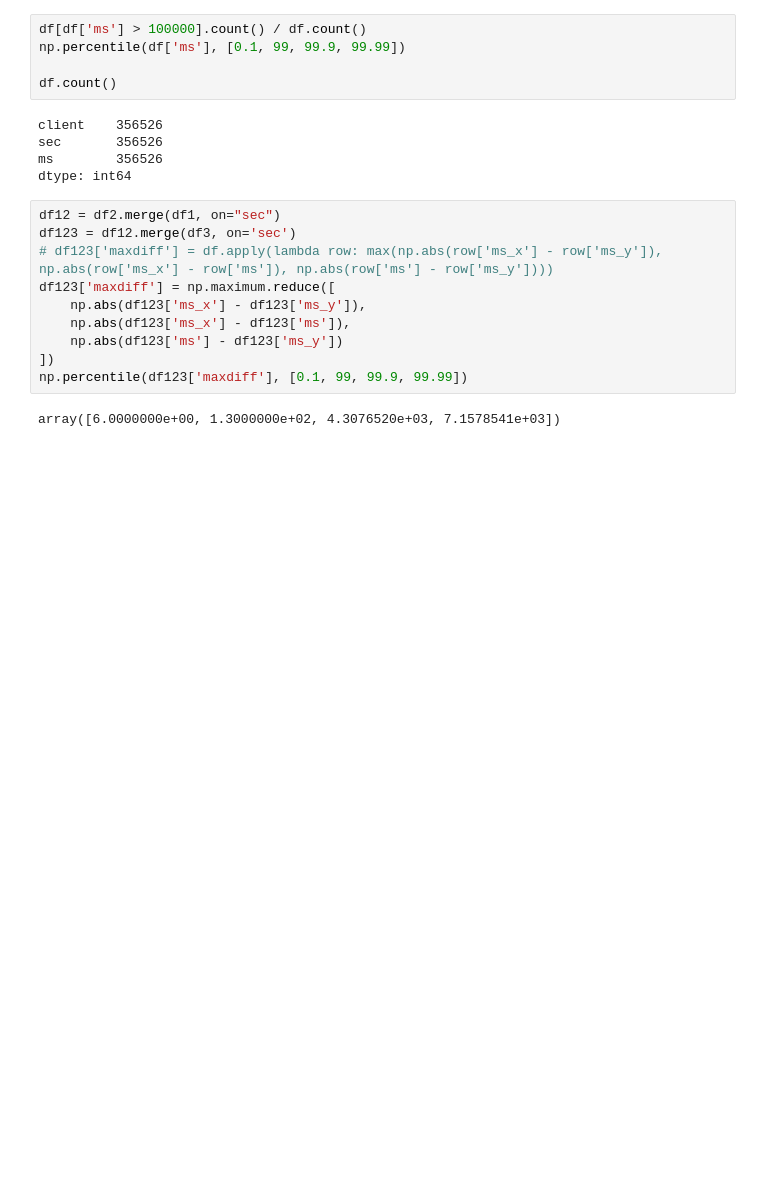
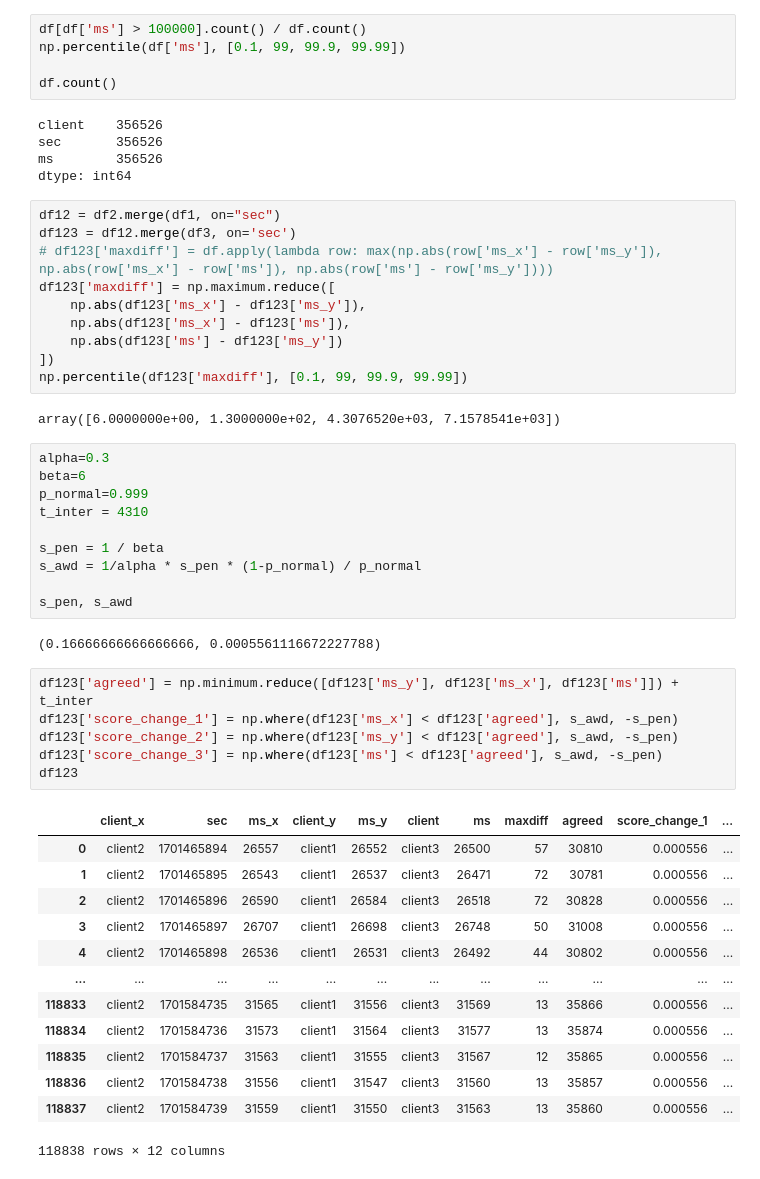
Before and after one commit to fyc1007261/seconomist-microbenchmark, a Jupyter notebook: analysis.ipynb, the cells around one changed output. Saved outputs shown, nothing was run; the diff lists cells and outputs as text; blank space fills up the shorter version.

```diff
--- a/analysis.ipynb
+++ b/analysis.ipynb
@@ -81,3 +81,35 @@ df123['maxdiff'] = np.maximum.reduce([
 np.percentile(df123['maxdiff'], [0.1, 99, 99.9, 99.99])
 # %% [output]
 array([6.0000000e+00, 1.3000000e+02, 4.3076520e+03, 7.1578541e+03])
+# %%
+alpha=0.3
+beta=6
+p_normal=0.999
+t_inter = 4310
+
+s_pen = 1 / beta
+s_awd = 1/alpha * s_pen * (1-p_normal) / p_normal
+
+s_pen, s_awd
+# %% [output]
+(0.16666666666666666, 0.0005561116672227788)
+# %%
+df123['agreed'] = np.minimum.reduce([df123['ms_y'], df123['ms_x'], df123['ms']]) + t_inter
+df123['score_change_1'] = np.where(df123['ms_x'] < df123['agreed'], s_awd, -s_pen)
+df123['score_change_2'] = np.where(df123['ms_y'] < df123['agreed'], s_awd, -s_pen)
+df123['score_change_3'] = np.where(df123['ms'] < df123['agreed'], s_awd, -s_pen)
+df123
+# %% [output]
+|  | client_x | sec | ms_x | client_y | ms_y | client | ms | maxdiff | agreed | score_change_1 | ... |
+| 0 | client2 | 1701465894 | 26557 | client1 | 26552 | client3 | 26500 | 57 | 30810 | 0.000556 | ... |
+| 1 | client2 | 1701465895 | 26543 | client1 | 26537 | client3 | 26471 | 72 | 30781 | 0.000556 | ... |
+| 2 | client2 | 1701465896 | 26590 | client1 | 26584 | client3 | 26518 | 72 | 30828 | 0.000556 | ... |
+| 3 | client2 | 1701465897 | 26707 | client1 | 26698 | client3 | 26748 | 50 | 31008 | 0.000556 | ... |
+| 4 | client2 | 1701465898 | 26536 | client1 | 26531 | client3 | 26492 | 44 | 30802 | 0.000556 | ... |
+| ... | ... | ... | ... | ... | ... | ... | ... | ... | ... | ... | ... |
+| 118833 | client2 | 1701584735 | 31565 | client1 | 31556 | client3 | 31569 | 13 | 35866 | 0.000556 | ... |
+| 118834 | client2 | 1701584736 | 31573 | client1 | 31564 | client3 | 31577 | 13 | 35874 | 0.000556 | ... |
+| 118835 | client2 | 1701584737 | 31563 | client1 | 31555 | client3 | 31567 | 12 | 35865 | 0.000556 | ... |
+| 118836 | client2 | 1701584738 | 31556 | client1 | 31547 | client3 | 31560 | 13 | 35857 | 0.000556 | ... |
+| 118837 | client2 | 1701584739 | 31559 | client1 | 31550 | client3 | 31563 | 13 | 35860 | 0.000556 | ... |
+118838 rows × 12 columns
```
Also changed, not shown: parts of 4 cells of this notebook, 5 other files.
